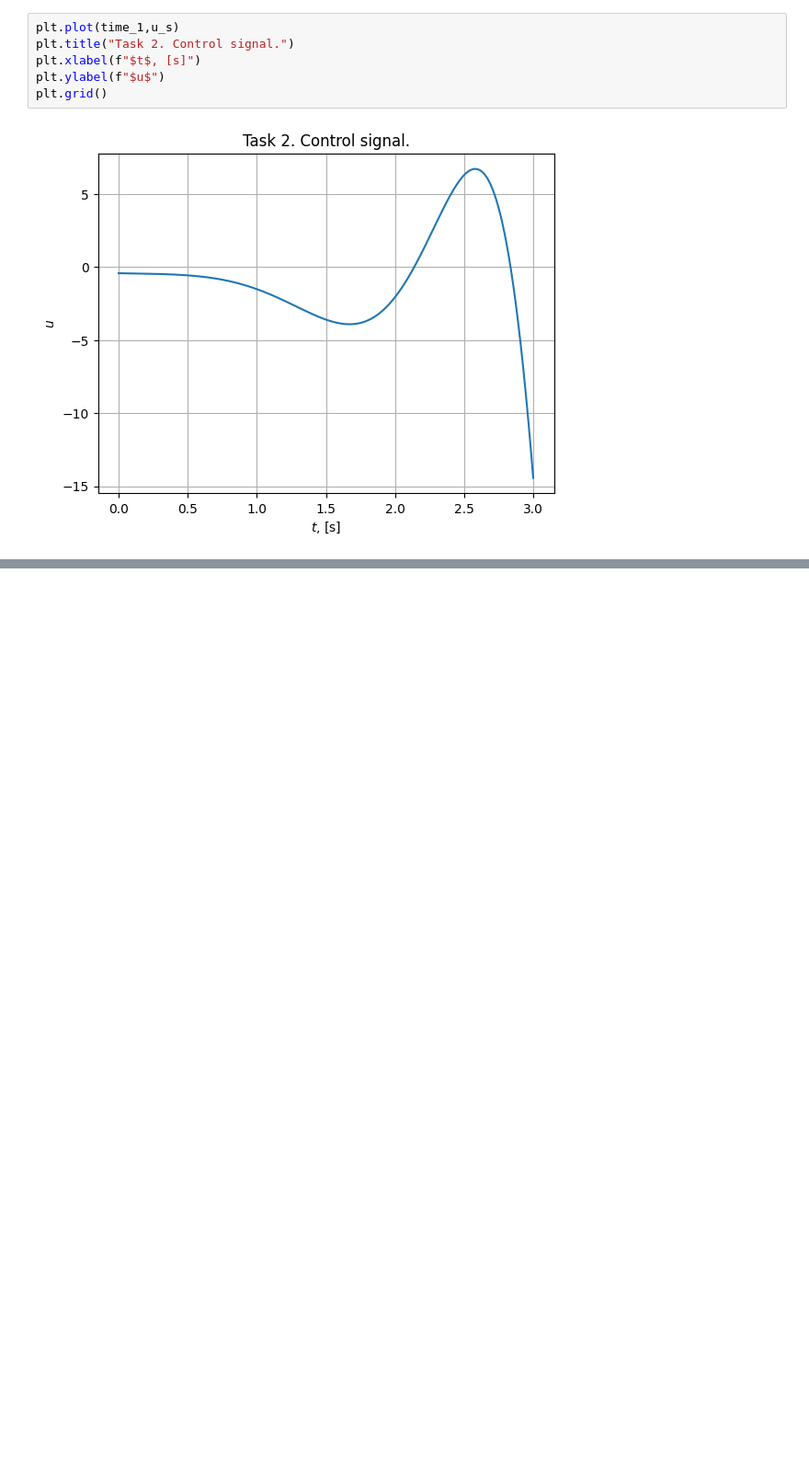
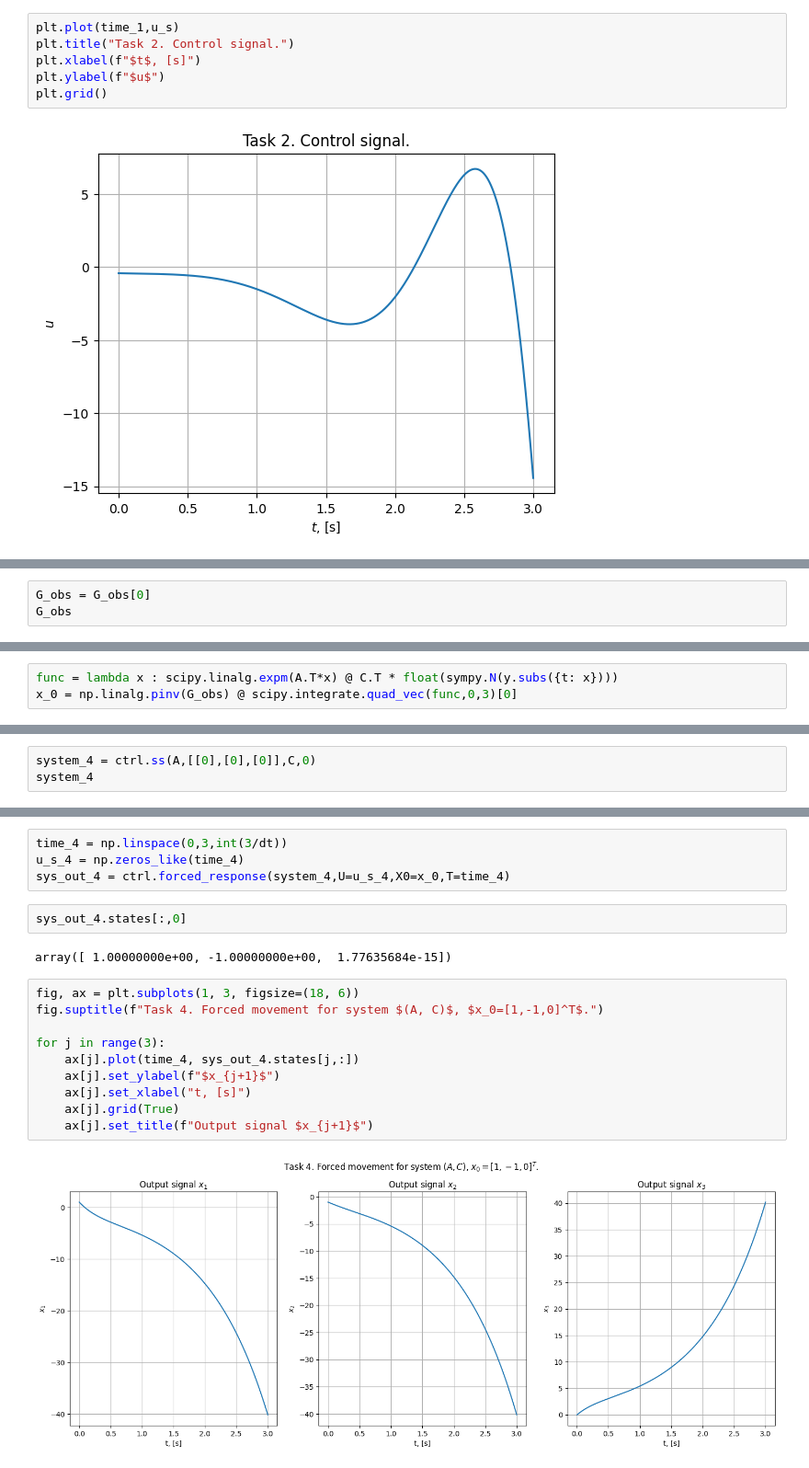
Before and after one commit to diuzhevVlad/control-theory-itmo-2023-2024, a Jupyter notebook: Lab7/Lab7.ipynb, the cells around one changed output, grey strips where cells are left out. Shown at 92% size. Drawn from its saved outputs; the diff is of its cells as text; blank space fills up the shorter version.

```diff
--- a/Lab7/Lab7.ipynb
+++ b/Lab7/Lab7.ipynb
@@ -337,0 +566,3 @@ plt.grid()
+# %%
+G_obs = G_obs[0]
+G_obs
@@ -337,0 +584,3 @@ plt.grid()
+# %%
+func = lambda x : scipy.linalg.expm(A.T*x) @ C.T * float(sympy.N(y.subs({t: x})))
+x_0 = np.linalg.pinv(G_obs) @ scipy.integrate.quad_vec(func,0,3)[0]
@@ -337,0 +601,3 @@ plt.grid()
+# %%
+system_4 = ctrl.ss(A,[[0],[0],[0]],C,0)
+system_4
@@ -337,0 +614,20 @@ plt.grid()
+# %%
+time_4 = np.linspace(0,3,int(3/dt))
+u_s_4 = np.zeros_like(time_4)
+sys_out_4 = ctrl.forced_response(system_4,U=u_s_4,X0=x_0,T=time_4)
+# %%
+sys_out_4.states[:,0]
+# %% [output]
+array([ 1.00000000e+00, -1.00000000e+00,  1.77635684e-15])
+# %%
+fig, ax = plt.subplots(1, 3, figsize=(18, 6))
+fig.suptitle(f"Task 4. Forced movement for system $(A, C)$, $x_0=[1,-1,0]^T$.")
+
+for j in range(3):
+    ax[j].plot(time_4, sys_out_4.states[j,:])
+    ax[j].set_ylabel(f"$x_{j+1}$")
+    ax[j].set_xlabel("t, [s]")
+    ax[j].grid(True)
+    ax[j].set_title(f"Output signal $x_{j+1}$")
+# %% [output]
+[figure, added]
```
Also changed, not shown: parts of 72 cells of this notebook.
